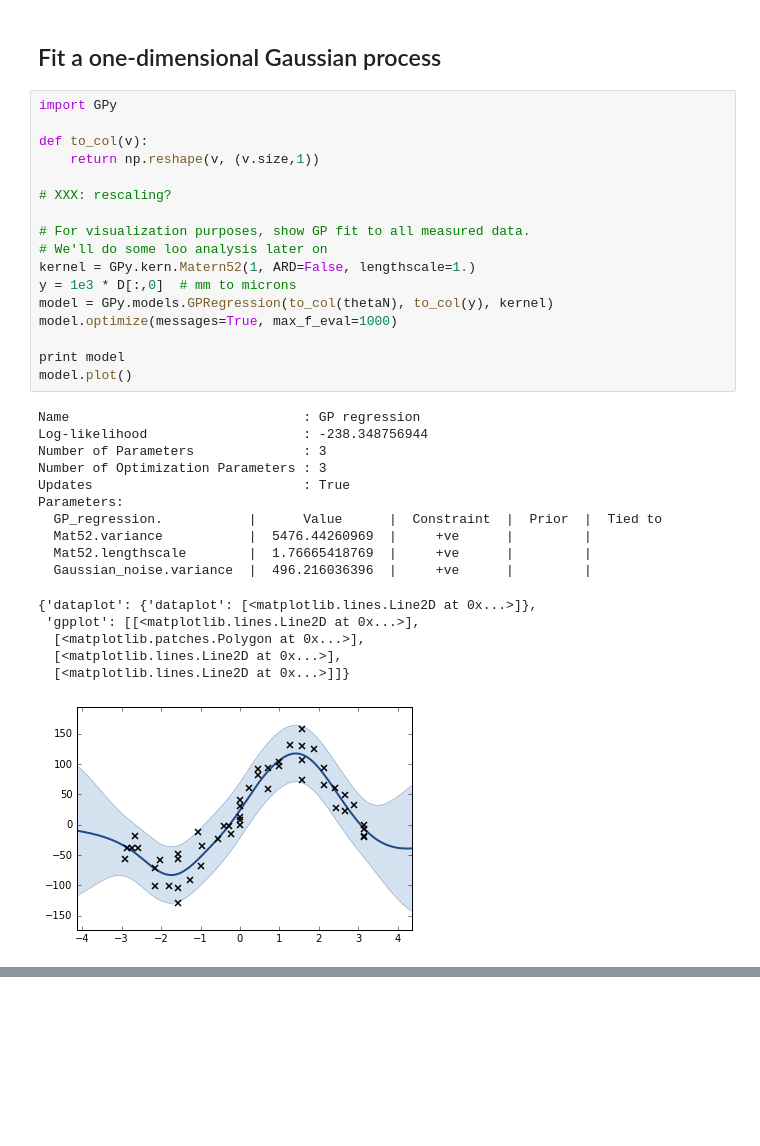
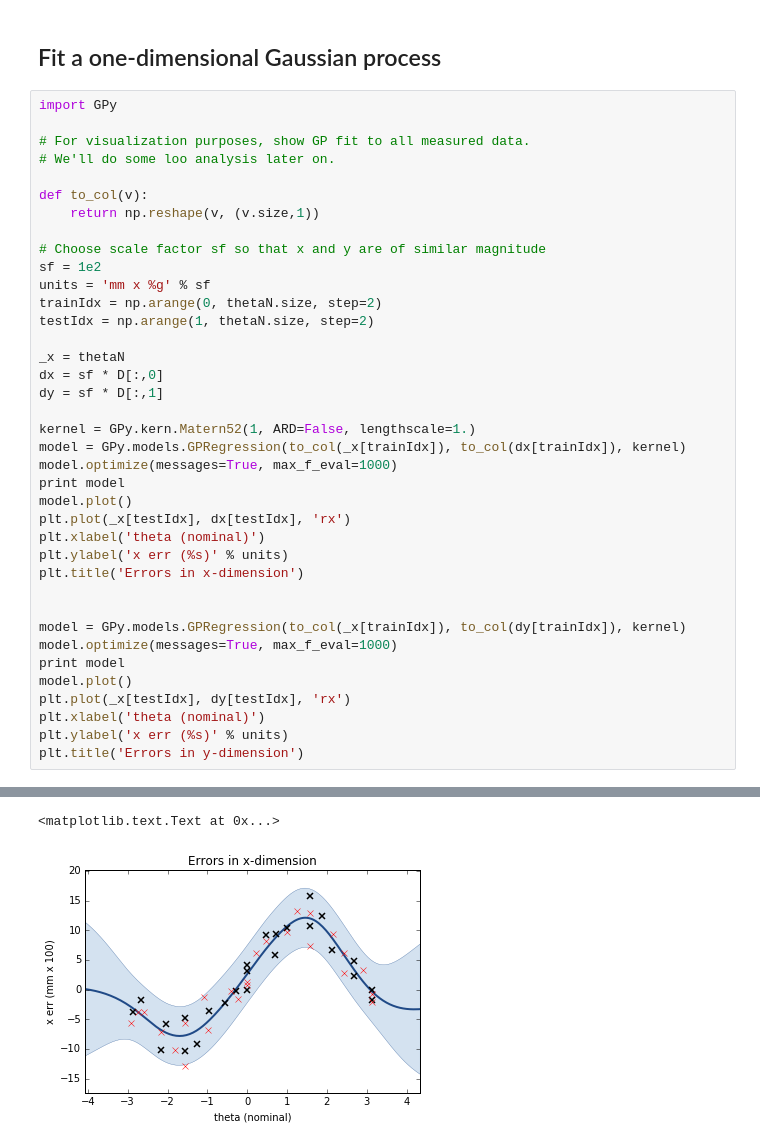
Before and after one commit to mjpekala/gp-am-study, a Jupyter notebook: examples/APL01_M290_maraging_steel.ipynb, the cells around one changed output, grey strips where cells are left out. Drawn from its saved outputs; the diff is of its cells as text; blank space fills up the shorter version.

```diff
--- a/examples/APL01_M290_maraging_steel.ipynb
+++ b/examples/APL01_M290_maraging_steel.ipynb
@@ -116,37 +113,42 @@ gpam.plot_xy_err_2d(rN, 1e3*D[:,0], 1e3*D[:,1], xLabel='r (nominal)', yLabel='er
 [figure]
 # %% [markdown]
 ## Fit a one-dimensional Gaussian process
-# %%
-import GPy
-
-def to_col(v):
-    return np.reshape(v, (v.size,1))
-
-# XXX: rescaling?
-
-# For visualization purposes, show GP fit to all measured data.
-# We'll do some loo analysis later on
-kernel = GPy.kern.Matern52(1, ARD=False, lengthscale=1.)
-y = 1e3 * D[:,0]  # mm to microns
-model = GPy.models.GPRegression(to_col(thetaN), to_col(y), kernel)
-model.optimize(messages=True, max_f_eval=1000)
-
-print model
-model.plot()
-# %% [output]
-Name                              : GP regression
-Log-likelihood                    : -238.348756944
-Number of Parameters              : 3
-Number of Optimization Parameters : 3
-Updates                           : True
-Parameters:
-  GP_regression.           |      Value      |  Constraint  |  Prior  |  Tied to
-  Mat52.variance           |  5476.44260969  |     +ve      |         |
-  Mat52.lengthscale        |  1.76665418769  |     +ve      |         |
-  Gaussian_noise.variance  |  496.216036396  |     +ve      |         |
-{'dataplot': {'dataplot': [<matplotlib.lines.Line2D at 0x...>]},
- 'gpplot': [[<matplotlib.lines.Line2D at 0x...>],
-  [<matplotlib.patches.Polygon at 0x...>],
-  [<matplotlib.lines.Line2D at 0x...>],
-  [<matplotlib.lines.Line2D at 0x...>]]}
-[figure, removed]
+# %%
+import GPy
+
+# For visualization purposes, show GP fit to all measured data.
+# We'll do some loo analysis later on.
+
+def to_col(v):
+    return np.reshape(v, (v.size,1))
+
+# Choose scale factor sf so that x and y are of similar magnitude
+sf = 1e2
+units = 'mm x %g' % sf
+trainIdx = np.arange(0, thetaN.size, step=2)
+testIdx = np.arange(1, thetaN.size, step=2)
+
+_x = thetaN
+dx = sf * D[:,0]
+dy = sf * D[:,1]
+
+kernel = GPy.kern.Matern52(1, ARD=False, lengthscale=1.)
+model = GPy.models.GPRegression(to_col(_x[trainIdx]), to_col(dx[trainIdx]), kernel)
+model.optimize(messages=True, max_f_eval=1000)
+print model
+model.plot()
+plt.plot(_x[testIdx], dx[testIdx], 'rx')
+plt.xlabel('theta (nominal)')
+plt.ylabel('x err (%s)' % units)
+plt.title('Errors in x-dimension')
+
+
+model = GPy.models.GPRegression(to_col(_x[trainIdx]), to_col(dy[trainIdx]), kernel)
+model.optimize(messages=True, max_f_eval=1000)
+print model
+model.plot()
+plt.plot(_x[testIdx], dy[testIdx], 'rx')
+plt.xlabel('theta (nominal)')
+plt.ylabel('x err (%s)' % units)
+plt.title('Errors in y-dimension')
+# %% [output]
@@ -152,0 +172,2 @@ Parameters:
+<matplotlib.text.Text at 0x...>
+[figure, added]
```
Also changed, not shown: parts of 7 cells of this notebook.
